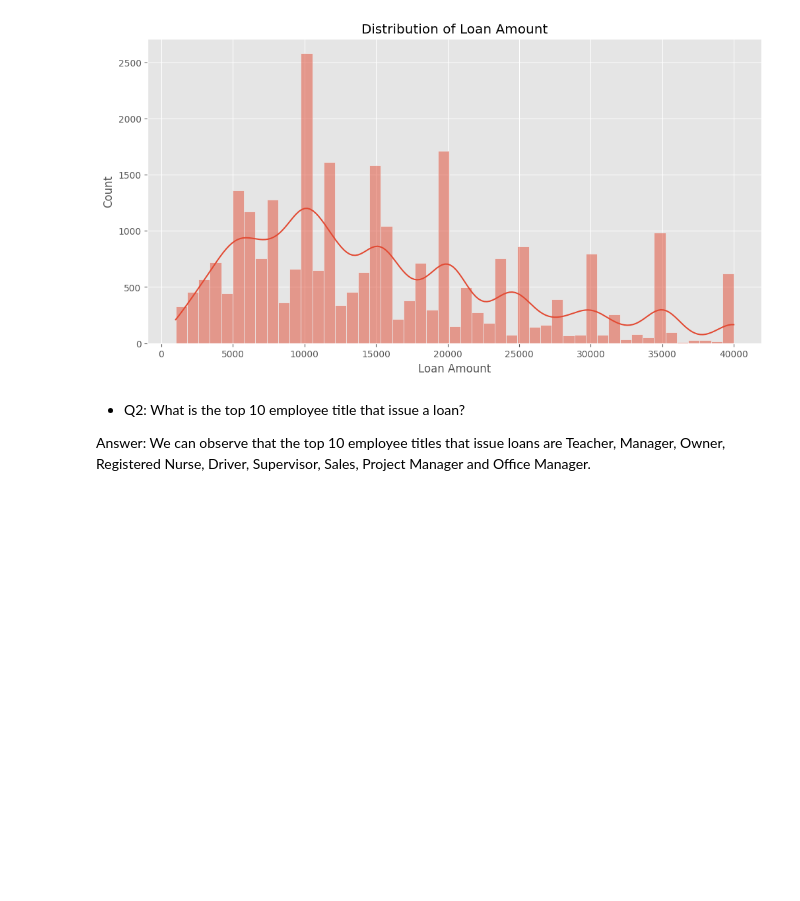
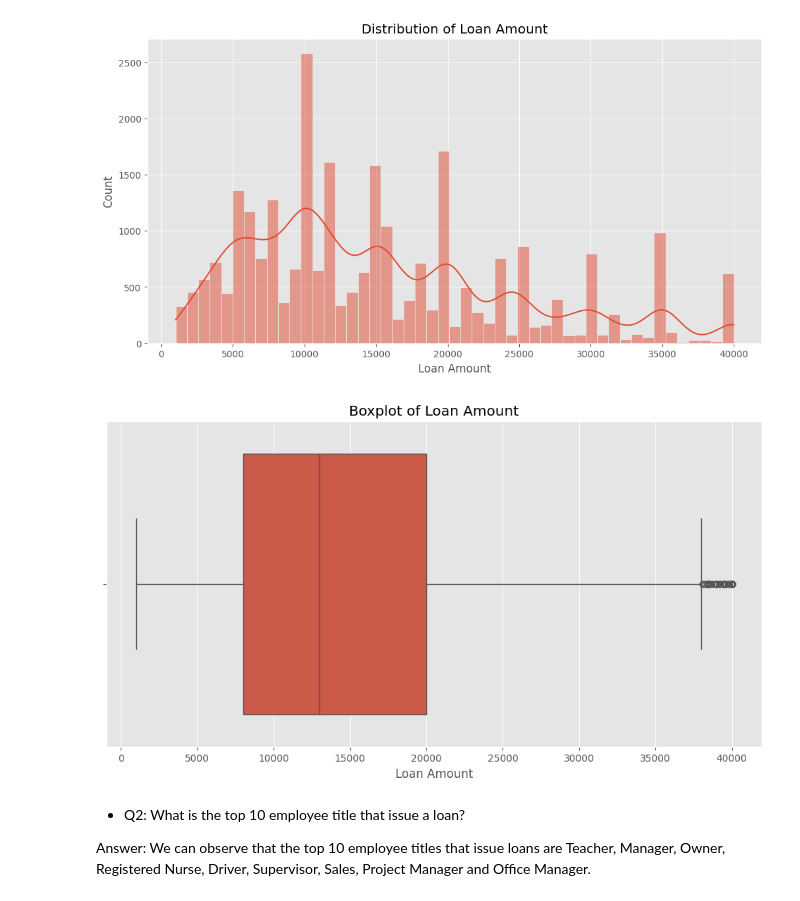
Before and after one commit to youssefayman02/Data-Engineering, a Jupyter notebook: M1-template.ipynb, the cells around one changed output. Saved outputs shown, nothing was run; the diff lists cells and outputs as text; code cells hidden in the pictures; blank space fills up the shorter version.

```diff
--- a/M1-template.ipynb
+++ b/M1-template.ipynb
@@ -244,6 +253,10 @@ Answer: The distribution of loan amount among customers is right-skewed, with mo
 plot_histogram(df, column_name='Loan Amount', kde=True, figsize=(12, 6))
 # %% [output]
 [figure]
+# %%
+plot_boxplot_single_column(df, column_name='Loan Amount', figsize=(12, 6))
+# %% [output]
+[figure, added]
 # %% [markdown]
 - Q2: What is the top 10 employee title that issue a loan?
 
```
Also changed, not shown: parts of 49 cells of this notebook.
